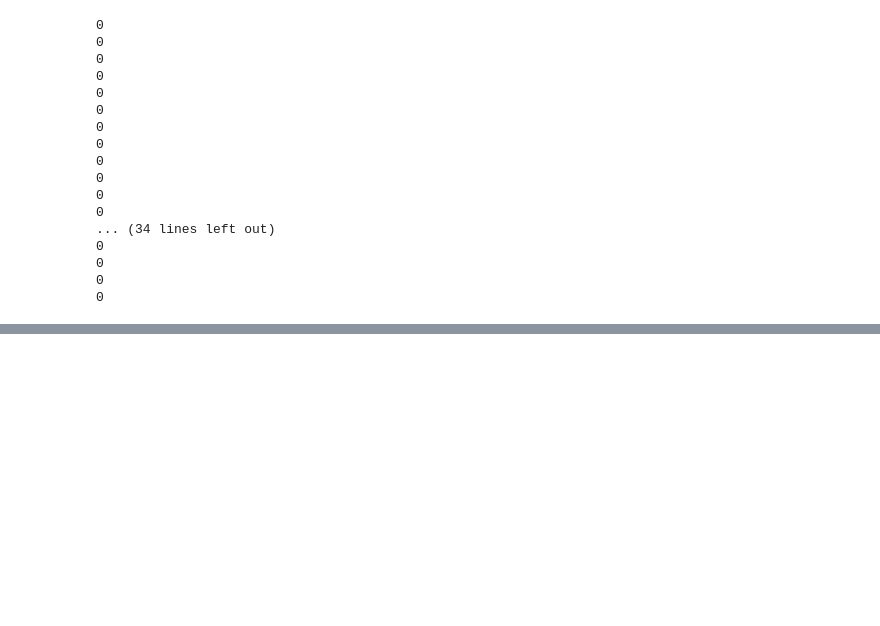
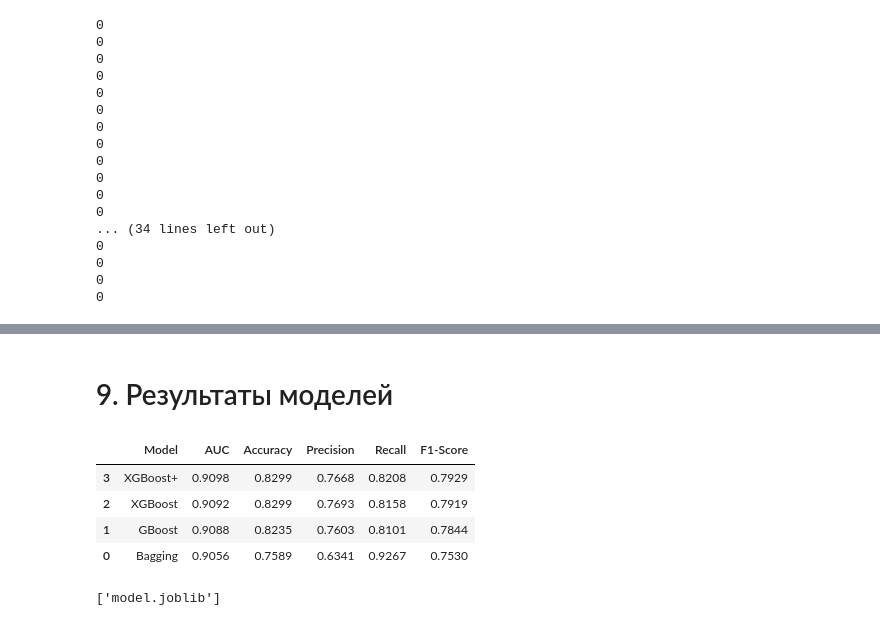
Before and after one commit to bznxb197/alcohol-tendency-analysis, a Jupyter notebook: alcohol_analysis.ipynb, the cells around one changed output, grey strips where cells are left out. Saved outputs shown, nothing was run; the diff lists cells and outputs as text; code cells hidden in the pictures; blank space fills up the shorter version.

```diff
--- a/alcohol_analysis.ipynb
+++ b/alcohol_analysis.ipynb
@@ -213,3 +344,0 @@ alcohol_at_parties  --->  [          nan 1.0000000e+00 2.0000000e+00 9.9999999e+
-# %%
-# Очистка данных от некорректных значений
-df.replace({88888888: np.nan, 99999996: np.nan, 99999997: np.nan, 99999998: np.nan, 99999999: np.nan}, inplace=True)
@@ -745,0 +757,12 @@ plt.show()
+# %%
+param_grid_xgb = {
+    'n_estimators': [100, 200],           # 2 значения
+    'max_depth': [4, 6, 8],               # 3 значения
+    'learning_rate': [0.05, 0.1],         # 2 значения
+    'subsample': [0.8, 0.9],              # 2 значения
+    'colsample_bytree': [0.8, 0.9],       # 2 значения
+}
+
+xgb_optimized = xgb.XGBClassifier(random_state=42, eval_metric='logloss')
+grid_search_xgb = GridSearchCV(xgb_optimized, param_grid_xgb, cv=5, scoring='roc_auc', n_jobs=-1)
+grid_search_xgb.fit(X_train, y_train)
@@ -745,0 +819,22 @@ plt.show()
+# %%
+best_model = grid_search_xgb.best_estimator_
+y_pred_proba_optimized = best_model.predict_proba(X_test)[:, 1]
+
+# Применяем порог 0.4
+threshold = 0.4
+y_pred_optimized = (y_pred_proba_optimized >= threshold).astype(int)
+
+# Оцениваем новое качество
+new_auc = roc_auc_score(y_test, y_pred_proba_optimized)
+
+print("\n=== РЕЗУЛЬТАТЫ XGBoost+ ===")
+print(f"ROC-AUC: {new_auc:.4f}")
+
+print("\nClassification Report:")
+print(classification_report(y_test, y_pred_optimized))
+
+final_results.append(calculate_comprehensive_metrics(
+    y_test, y_pred_optimized, y_pred_proba_optimized, 'XGBoost+'
+))
+print("\nConfusion Matrix:")
+print(confusion_matrix(y_test, y_pred_optimized))
@@ -745,0 +886,18 @@ plt.show()
+# %% [markdown]
+# 9. Результаты моделей
+# %%
+final_df = pd.DataFrame(final_results)
+final_df = final_df.round(4)
+final_df = final_df.sort_values('AUC', ascending=False)
+# %%
+final_df
+# %% [output]
+|  | Model | AUC | Accuracy | Precision | Recall | F1-Score |
+| 3 | XGBoost+ | 0.9098 | 0.8299 | 0.7668 | 0.8208 | 0.7929 |
+| 2 | XGBoost | 0.9092 | 0.8299 | 0.7693 | 0.8158 | 0.7919 |
+| 1 | GBoost | 0.9088 | 0.8235 | 0.7603 | 0.8101 | 0.7844 |
+| 0 | Bagging | 0.9056 | 0.7589 | 0.6341 | 0.9267 | 0.7530 |
+# %%
+joblib.dump(model, 'model.joblib')
+# %% [output]
+['model.joblib']
```
Also changed, not shown: parts of 55 cells of this notebook.
